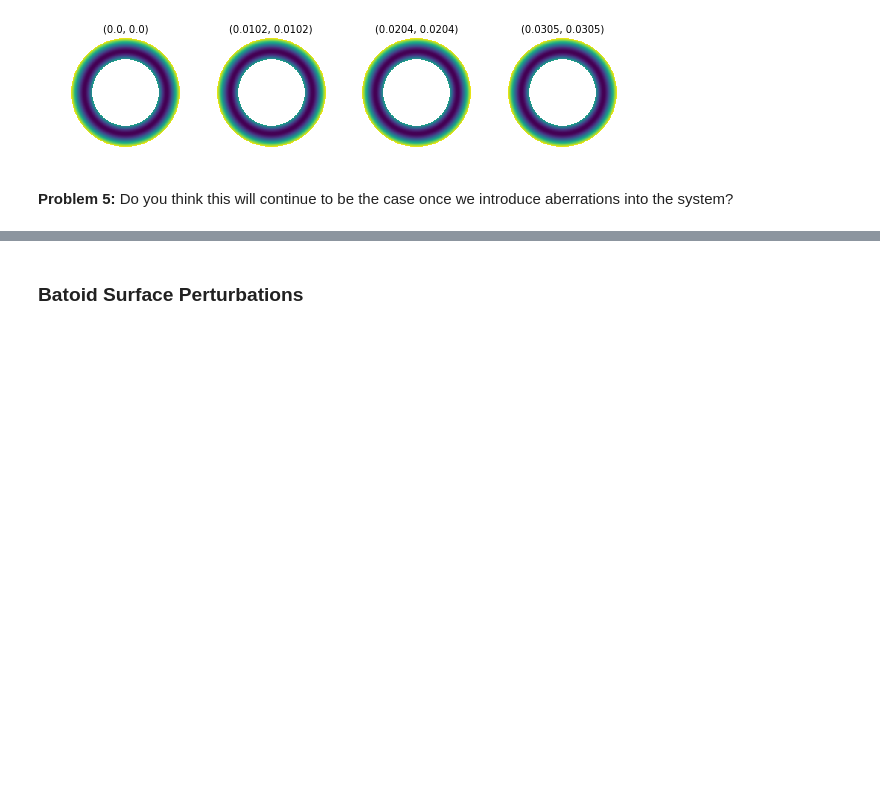
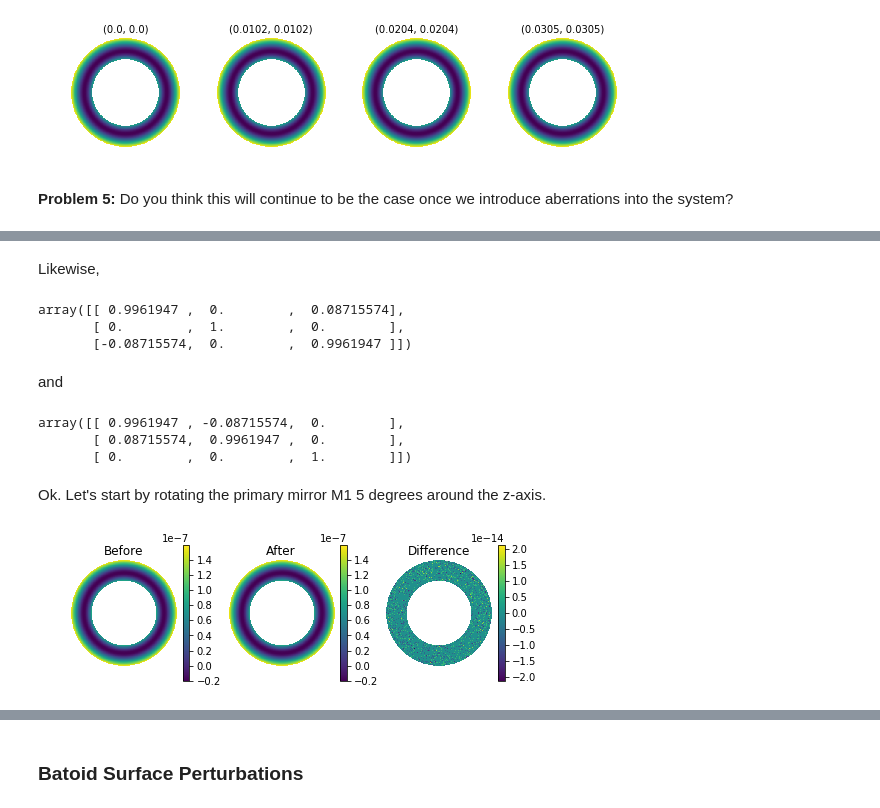
Before and after one commit to davidthomas5412/ForwardModelingLSSTDonuts, a Jupyter notebook: notebooks/RaytracingAndFittingTheOPD.ipynb, the cells around one changed output, grey strips where cells are left out. Drawn from its saved outputs; the diff is of its cells as text; code cells hidden in the pictures; blank space fills up the shorter version.

```diff
--- a/notebooks/RaytracingAndFittingTheOPD.ipynb
+++ b/notebooks/RaytracingAndFittingTheOPD.ipynb
@@ -279,0 +338,54 @@ for i,ax in enumerate(axes):
+# %% [markdown]
+Likewise,
+# %%
+field_y = 5
+theta_y = np.deg2rad(field_y)
+batoid.RotY(theta_y)
+# %% [output]
+array([[ 0.9961947 ,  0.        ,  0.08715574],
+       [ 0.        ,  1.        ,  0.        ],
+       [-0.08715574,  0.        ,  0.9961947 ]])
+# %% [markdown]
+and
+# %%
+field_z = 5
+theta_z = np.deg2rad(field_z)
+batoid.RotZ(theta_z)
+# %% [output]
+array([[ 0.9961947 , -0.08715574,  0.        ],
+       [ 0.08715574,  0.9961947 ,  0.        ],
+       [ 0.        ,  0.        ,  1.        ]])
+# %% [markdown]
+Ok. Let's start by rotating the primary mirror M1 5 degrees around the z-axis.
+# %%
+def plotDifference(before, after):
+    plt.subplot(1,3,1)
+    plt.title('Before')
+    plt.imshow(before.array, origin='lower')
+    plt.axis('off') # removes ticks so that plots are less cluttered
+    plt.colorbar()
+
+    plt.subplot(1,3,2)
+    plt.title('After')
+    plt.imshow(after.array, origin='lower')
+    plt.axis('off')
+    plt.colorbar()
+
+    plt.subplot(1,3,3)
+    plt.title('Difference')
+    plt.imshow(after.array - before.array, origin='lower')
+    plt.axis('off')
+    plt.colorbar()
+
+    plt.gcf().set_size_inches(8,2.5)
+
+theta_x, theta_y = 0,0
+before = opd(optic, theta_x, theta_y)
+rotAngle = 5
+rot = batoid.RotZ(np.deg2rad(rotAngle))
+rotOptic = optic.withLocallyRotatedOptic('LSST.M1', rot)
+after = opd(rotOptic, theta_x, theta_y)
+
+plotDifference(before, after)
+# %% [output]
+[figure, added]
```
Also changed, not shown: parts of 32 cells of this notebook.
